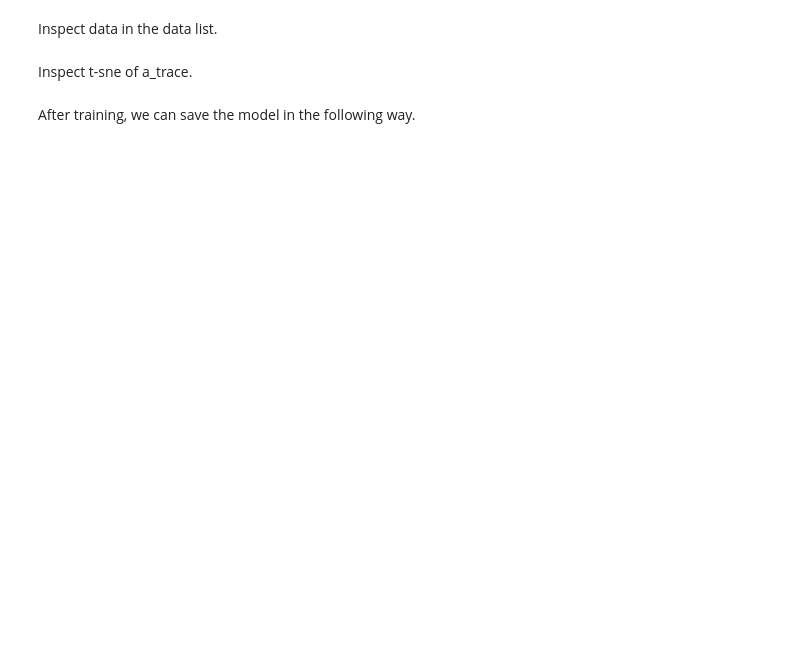
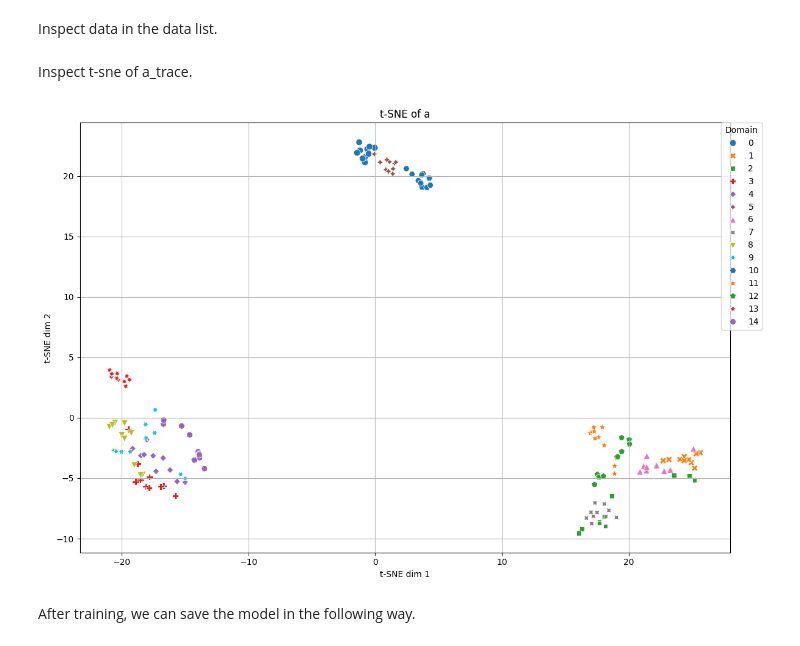
Before and after one commit to zzzzzzhym/DroneSimulator, a Jupyter notebook: learning/trainer_user_guide_inflow.ipynb, the cells around one changed output. Saved outputs shown, nothing was run; the diff lists cells and outputs as text; code cells hidden in the pictures; blank space fills up the shorter version.

```diff
--- a/learning/trainer_user_guide_inflow.ipynb
+++ b/learning/trainer_user_guide_inflow.ipynb
@@ -104,9 +103,11 @@ trainer_instance.plot_loss()
 Inspect t-sne of a_trace.
 # %%
 import performance_analyzer
-n = 950
+n = 990
 performance_analyzer.plot_tsne_of_a(trainer_instance.a_trace, list(range(n, n + 10)))
 plt.show()
+# %% [output]
+[figure, added]
 # %%
 import performance_analyzer
 %matplotlib tk
```
Also changed, not shown: parts of 5 cells of this notebook, 10 other files.
